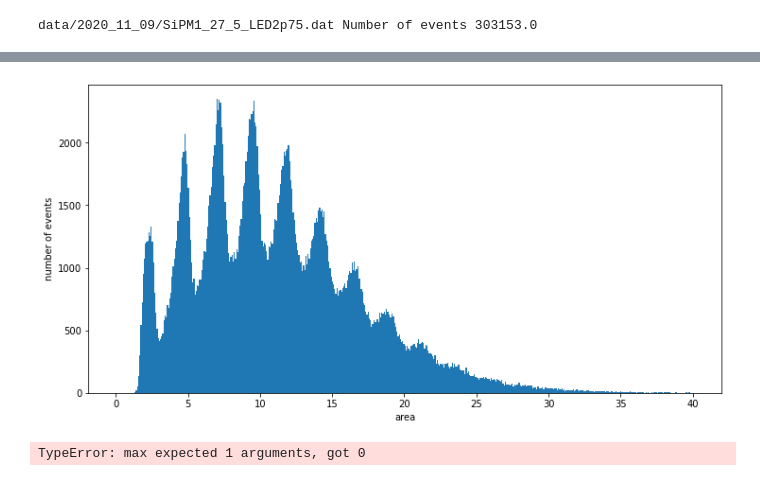
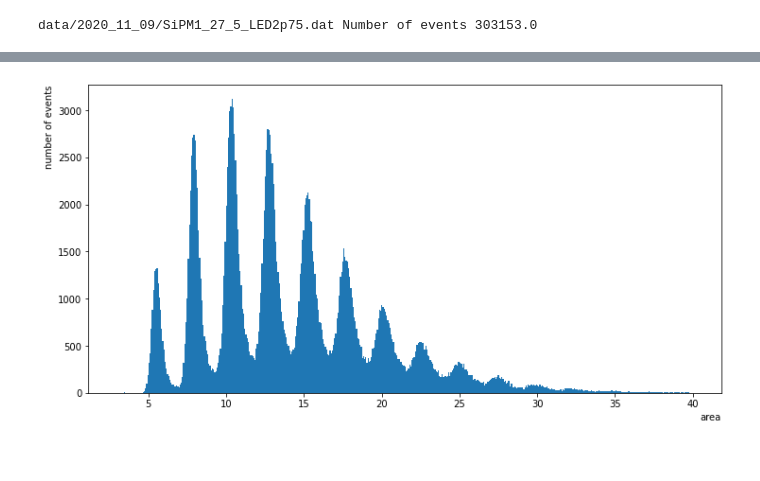
Before and after one commit to valerioda/abalone, a Jupyter notebook: process_sipm_signals_dled.ipynb, the cells around one changed output, grey strips where cells are left out. Drawn from its saved outputs; the diff is of its cells as text; code cells hidden in the pictures.

Commit message:
process sipm

```diff
--- a/process_sipm_signals_dled.ipynb
+++ b/process_sipm_signals_dled.ipynb
@@ -16,7 +39,8 @@ data/2020_11_09/SiPM1_27_5_LED2p75.dat Number of events 303153.0
 # %%
-for i in range(10):
+for i in range(5):
     plt.figure(figsize=(12,6))
     dts = np.arange(0,data.shape[1]*10,10)
     listpeaks = psu.search_peaks(dts, data[i], 4, 9, False)
-    psu.integral_dled(data[i],listpeaks,-2,2,12,100,3,10,1)
+    psu.integral_central_peak(data[i],listpeaks, dtl=-8, dtr=1, tfit=10,
+                              tlim=100,tc=5,tll=2,tlr=10,plot=1)
 # %% [output]
@@ -101,8 +52,12 @@ integral_dled(data[0],listpeaks,-2,2,12,100,3,20,1)
 # %%
 nn = len(data)
-peakint, peakintd = np.zeros(nn), np.zeros(nn)
+peakint = np.zeros(nn)
 print('Total events:',nn)
+t_start = time.time()
 for i in range(nn):
     listpeaks = psu.search_peaks(dts, data[i], 4, 9, False)
-    peakint[i] = integral_dled(data[i],listpeaks,-2,2,12,100,3,10)
-    if (i % 1000) == 0: print(f'event n. {i} area {peakint[i]:.2f}')
+    peakint[i] = psu.integral_central_peak(data[i],listpeaks,-8,1,10,100,5,8,10)
+    diff = time.time() - t_start
+    if (i % 1000) == 0:
+        print(f'event n. {i} area: {peakint[i]:.2f}, time to process: {diff:.2f}')
+psu.histo_plot(peakint,0.1,40,500)
@@ -131,0 +116,4 @@ np.save('peakint_SiPM1_27_5_LED2p75.npy', peakint)
+# %%
+#np.save('peakint_SiPM1_27_5_LED2p75.npy', peakint)
+peakint = np.load('peakint_SiPM1_27_5_LED2p75.npy')
+histo_fit(peakint,3,30,1000,1)
@@ -132,8 +123,5 @@ np.save('peakint_SiPM1_27_5_LED2p75.npy', peakint)
 # %%
-psu.histo_plot(peakint,0.1,40,500)
+psu.histo_plot(peakint,3,40,500)
+# dtl = -8, dtr = 1, tfit = 10
 # %% [output]
-[figure, old version]
+[figure, new version]
-# %%
-peakint.max()
-# %% [output]
-TypeError: max expected 1 arguments, got 0
```
Also changed, not shown: parts of 10 cells of this notebook, 3 other files.
